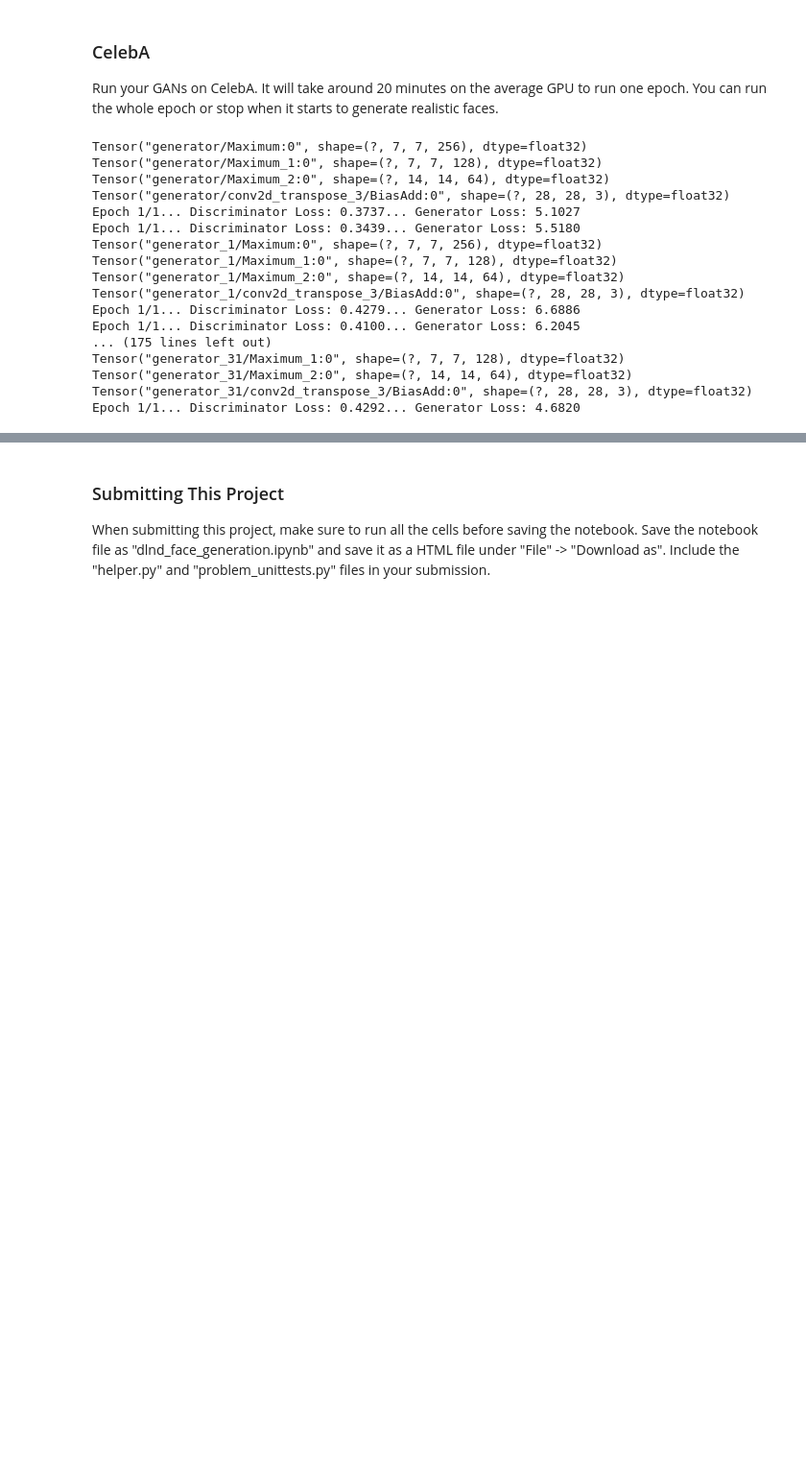
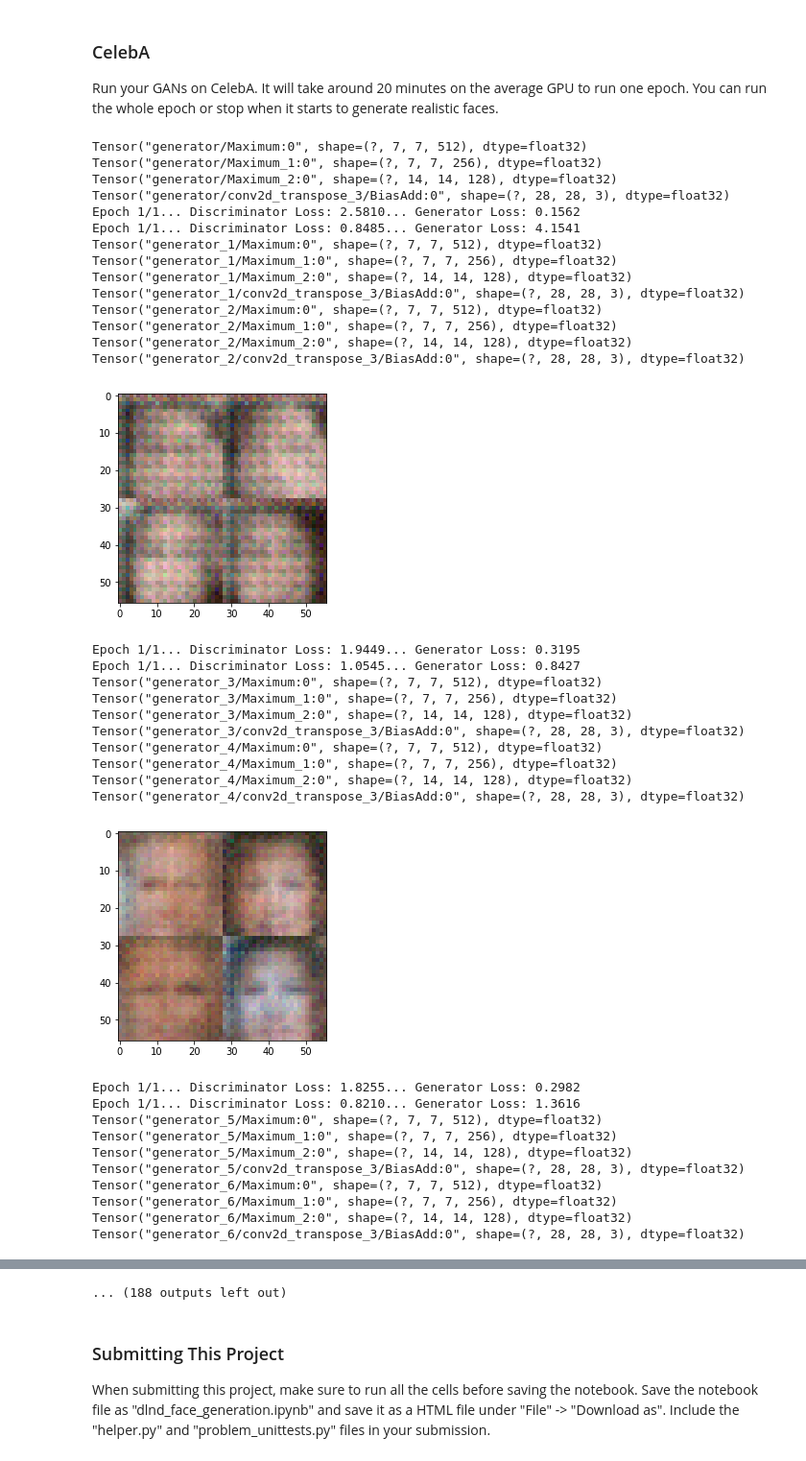
Before and after one commit to cfung/deep_learning, a Jupyter notebook: project5_generate_faces/dlnd_face_generation.ipynb, the cells around one changed output, grey strips where cells are left out. Shown at 96% size. Drawn from its saved outputs; the diff is of its cells as text; code cells hidden in the pictures; blank space fills up the shorter version.

```diff
--- a/project5_generate_faces/dlnd_face_generation.ipynb
+++ b/project5_generate_faces/dlnd_face_generation.ipynb
@@ -444,36 +500,55 @@ Epoch 2/2... Discriminator Loss: 0.4186... Generator Loss: 4.4199
 ### CelebA
 Run your GANs on CelebA.  It will take around 20 minutes on the average GPU to run one epoch.  You can run the whole epoch or stop when it starts to generate realistic faces.
 # %%
-batch_size = 64
+batch_size = 16  #Try reducing batch_size to (~16 to 32)
 z_dim = 100
-learning_rate = 0.001
-beta1 = 0.9
+learning_rate = 0.0005  #DCGAN with this architectural structure remains stable with lr between 0.0001 and 0.0008
+beta1 = 0.5  #The beta1 is too high. Values like 0.3 to 0.5 have shown to get best results.
 
 
 """
 DON'T MODIFY ANYTHING IN THIS CELL THAT IS BELOW THIS LINE
 """
 epochs = 1
 
 celeba_dataset = helper.Dataset('celeba', glob(os.path.join(data_dir, 'img_align_celeba/*.jpg')))
 with tf.Graph().as_default():
     train(epochs, batch_size, z_dim, learning_rate, beta1, celeba_dataset.get_batches,
           celeba_dataset.shape, celeba_dataset.image_mode)
 # %% [output]
-Tensor("generator/Maximum:0", shape=(?, 7, 7, 256), dtype=float32)
-Tensor("generator/Maximum_1:0", shape=(?, 7, 7, 128), dtype=float32)
-Tensor("generator/Maximum_2:0", shape=(?, 14, 14, 64), dtype=float32)
+Tensor("generator/Maximum:0", shape=(?, 7, 7, 512), dtype=float32)
+Tensor("generator/Maximum_1:0", shape=(?, 7, 7, 256), dtype=float32)
+Tensor("generator/Maximum_2:0", shape=(?, 14, 14, 128), dtype=float32)
 Tensor("generator/conv2d_transpose_3/BiasAdd:0", shape=(?, 28, 28, 3), dtype=float32)
-Epoch 1/1... Discriminator Loss: 0.3737... Generator Loss: 5.1027
-Epoch 1/1... Discriminator Loss: 0.3439... Generator Loss: 5.5180
-Tensor("generator_1/Maximum:0", shape=(?, 7, 7, 256), dtype=float32)
-Tensor("generator_1/Maximum_1:0", shape=(?, 7, 7, 128), dtype=float32)
-Tensor("generator_1/Maximum_2:0", shape=(?, 14, 14, 64), dtype=float32)
+Epoch 1/1... Discriminator Loss: 2.5810... Generator Loss: 0.1562
+Epoch 1/1... Discriminator Loss: 0.8485... Generator Loss: 4.1541
+Tensor("generator_1/Maximum:0", shape=(?, 7, 7, 512), dtype=float32)
+Tensor("generator_1/Maximum_1:0", shape=(?, 7, 7, 256), dtype=float32)
+Tensor("generator_1/Maximum_2:0", shape=(?, 14, 14, 128), dtype=float32)
 Tensor("generator_1/conv2d_transpose_3/BiasAdd:0", shape=(?, 28, 28, 3), dtype=float32)
-Epoch 1/1... Discriminator Loss: 0.4279... Generator Loss: 6.6886
-Epoch 1/1... Discriminator Loss: 0.4100... Generator Loss: 6.2045
-... (175 lines left out)
-Tensor("generator_31/Maximum_1:0", shape=(?, 7, 7, 128), dtype=float32)
-Tensor("generator_31/Maximum_2:0", shape=(?, 14, 14, 64), dtype=float32)
-Tensor("generator_31/conv2d_transpose_3/BiasAdd:0", shape=(?, 28, 28, 3), dtype=float32)
-Epoch 1/1... Discriminator Loss: 0.4292... Generator Loss: 4.6820
+Tensor("generator_2/Maximum:0", shape=(?, 7, 7, 512), dtype=float32)
+Tensor("generator_2/Maximum_1:0", shape=(?, 7, 7, 256), dtype=float32)
+Tensor("generator_2/Maximum_2:0", shape=(?, 14, 14, 128), dtype=float32)
+Tensor("generator_2/conv2d_transpose_3/BiasAdd:0", shape=(?, 28, 28, 3), dtype=float32)
+[figure, added]
+Epoch 1/1... Discriminator Loss: 1.9449... Generator Loss: 0.3195
+Epoch 1/1... Discriminator Loss: 1.0545... Generator Loss: 0.8427
+Tensor("generator_3/Maximum:0", shape=(?, 7, 7, 512), dtype=float32)
+Tensor("generator_3/Maximum_1:0", shape=(?, 7, 7, 256), dtype=float32)
+Tensor("generator_3/Maximum_2:0", shape=(?, 14, 14, 128), dtype=float32)
+Tensor("generator_3/conv2d_transpose_3/BiasAdd:0", shape=(?, 28, 28, 3), dtype=float32)
+Tensor("generator_4/Maximum:0", shape=(?, 7, 7, 512), dtype=float32)
+Tensor("generator_4/Maximum_1:0", shape=(?, 7, 7, 256), dtype=float32)
+Tensor("generator_4/Maximum_2:0", shape=(?, 14, 14, 128), dtype=float32)
+Tensor("generator_4/conv2d_transpose_3/BiasAdd:0", shape=(?, 28, 28, 3), dtype=float32)
+[figure, added]
+Epoch 1/1... Discriminator Loss: 1.8255... Generator Loss: 0.2982
+Epoch 1/1... Discriminator Loss: 0.8210... Generator Loss: 1.3616
+Tensor("generator_5/Maximum:0", shape=(?, 7, 7, 512), dtype=float32)
+Tensor("generator_5/Maximum_1:0", shape=(?, 7, 7, 256), dtype=float32)
+Tensor("generator_5/Maximum_2:0", shape=(?, 14, 14, 128), dtype=float32)
+Tensor("generator_5/conv2d_transpose_3/BiasAdd:0", shape=(?, 28, 28, 3), dtype=float32)
+Tensor("generator_6/Maximum:0", shape=(?, 7, 7, 512), dtype=float32)
+Tensor("generator_6/Maximum_1:0", shape=(?, 7, 7, 256), dtype=float32)
+Tensor("generator_6/Maximum_2:0", shape=(?, 14, 14, 128), dtype=float32)
+Tensor("generator_6/conv2d_transpose_3/BiasAdd:0", shape=(?, 28, 28, 3), dtype=float32)
@@ -480,3 +589,4 @@ Epoch 1/1... Discriminator Loss: 0.4292... Generator Loss: 4.6820
+... (188 outputs left out)
 # %% [markdown]
 ### Submitting This Project
 When submitting this project, make sure to run all the cells before saving the notebook. Save the notebook file as "dlnd_face_generation.ipynb" and save it as a HTML file under "File" -> "Download as". Include the "helper.py" and "problem_unittests.py" files in your submission.
```
Also changed, not shown: parts of 5 cells of this notebook, 1 other file.
